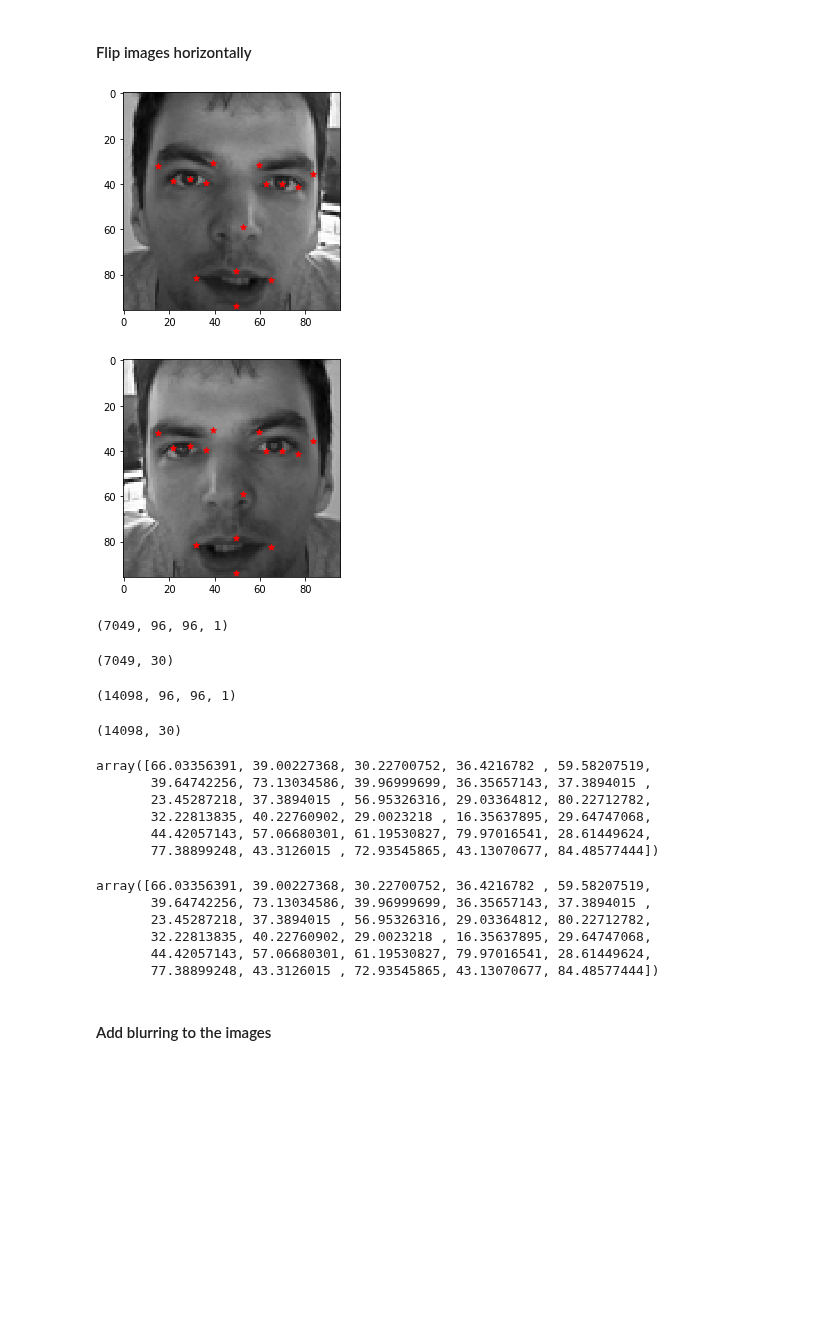
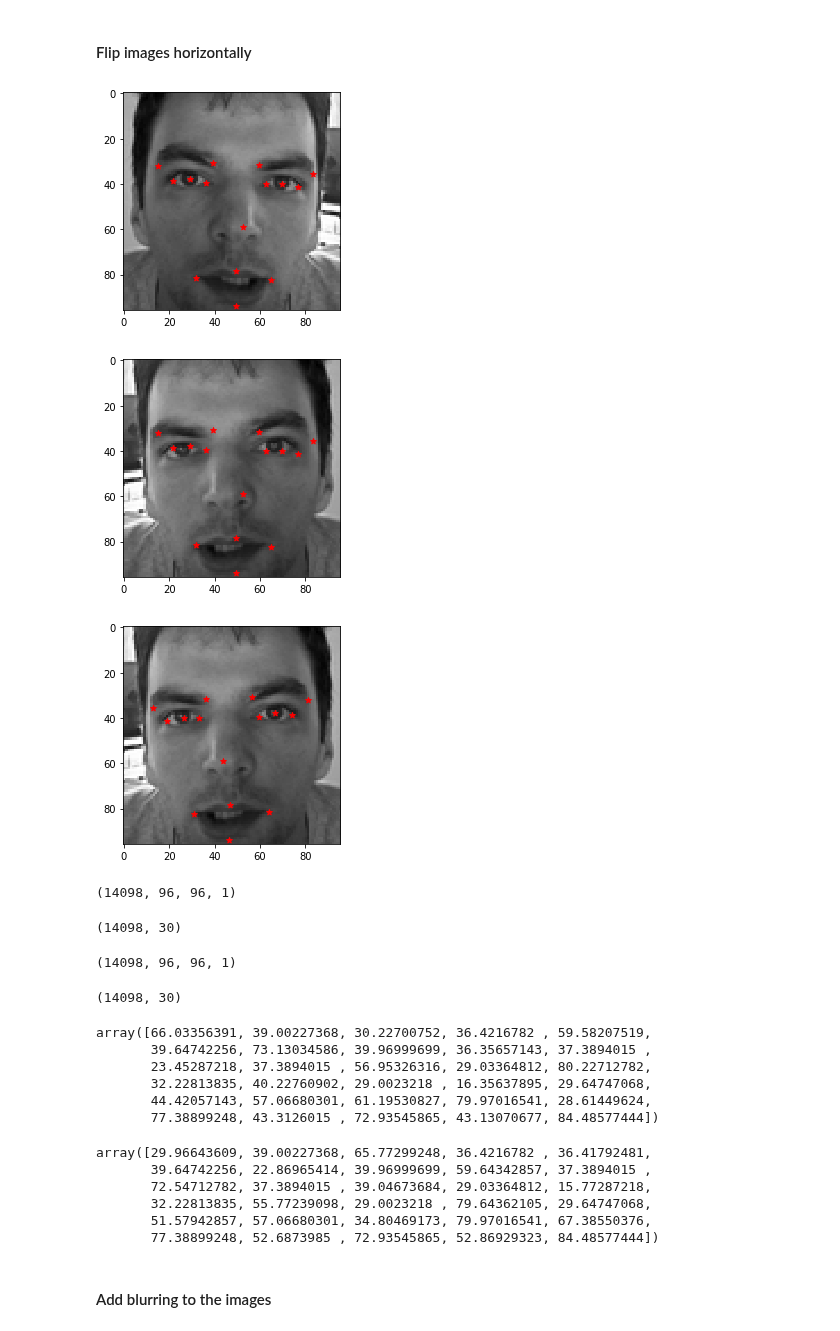
Before and after one commit to MadhuAtBerkeley/w207_Project, a Jupyter notebook: source/w207_eda.ipynb, the cells around one changed output. Drawn from its saved outputs; the diff is of its cells as text; code cells hidden in the pictures; blank space fills up the shorter version.

```diff
--- a/source/w207_eda.ipynb
+++ b/source/w207_eda.ipynb
@@ -288,37 +289,39 @@ test = x_train[mask,:]
 # %%
 def flip_img_horiz():
     """
     Flip images horizontally for all training images
     """
     # Flip images
     flip_img = np.array([np.fliplr(x_train[[ind]][0]) for ind in range(x_train.shape[0])])
 
     # Flip coordinates
     x_columns = [col for col in train_data.columns if '_x' in col]
     train_data[x_columns] = train_data[x_columns].applymap(lambda x: 96-x)
     flip_coord = train_data[[col for col in train_data if col != 'Image']].to_numpy()
     return(flip_img,flip_coord)
 
 flipped_img,flipped_coord = flip_img_horiz()
 
 view_img(x_train[[5]],coord=get_facial_keypoints(y_train,5))
+view_img(flipped_img[[5]],coord=get_facial_keypoints(y_train,5))
 view_img(flipped_img[[5]],coord=get_facial_keypoints(flipped_coord,5))
 
 # add to training array
 x_train.shape
 y_train.shape
-x_train = np.append(x_train,flipped_img,axis=0)
-y_train = np.append(y_train,flipped_coord,axis=0)
+# x_train = np.append(x_train,flipped_img,axis=0)
+# y_train = np.append(y_train,flipped_coord,axis=0)
 x_train.shape
 y_train.shape
 
 y_train[0]
 flipped_coord[0]
 # %% [output]
 [figure]
 [figure]
+[figure, added]
-(7049, 96, 96, 1)
+(14098, 96, 96, 1)
-(7049, 30)
+(14098, 30)
 (14098, 96, 96, 1)
 (14098, 30)
 array([66.03356391, 39.00227368, 30.22700752, 36.4216782 , 59.58207519,
@@ -327,11 +330,11 @@ array([66.03356391, 39.00227368, 30.22700752, 36.4216782 , 59.58207519,
        32.22813835, 40.22760902, 29.0023218 , 16.35637895, 29.64747068,
        44.42057143, 57.06680301, 61.19530827, 79.97016541, 28.61449624,
        77.38899248, 43.3126015 , 72.93545865, 43.13070677, 84.48577444])
-array([66.03356391, 39.00227368, 30.22700752, 36.4216782 , 59.58207519,
-       39.64742256, 73.13034586, 39.96999699, 36.35657143, 37.3894015 ,
-       23.45287218, 37.3894015 , 56.95326316, 29.03364812, 80.22712782,
-       32.22813835, 40.22760902, 29.0023218 , 16.35637895, 29.64747068,
-       44.42057143, 57.06680301, 61.19530827, 79.97016541, 28.61449624,
-       77.38899248, 43.3126015 , 72.93545865, 43.13070677, 84.48577444])
+array([29.96643609, 39.00227368, 65.77299248, 36.4216782 , 36.41792481,
+       39.64742256, 22.86965414, 39.96999699, 59.64342857, 37.3894015 ,
+       72.54712782, 37.3894015 , 39.04673684, 29.03364812, 15.77287218,
+       32.22813835, 55.77239098, 29.0023218 , 79.64362105, 29.64747068,
+       51.57942857, 57.06680301, 34.80469173, 79.97016541, 67.38550376,
+       77.38899248, 52.6873985 , 72.93545865, 52.86929323, 84.48577444])
 # %% [markdown]
 #### Add blurring to the images
```
Also changed, not shown: parts of 3 cells of this notebook.
